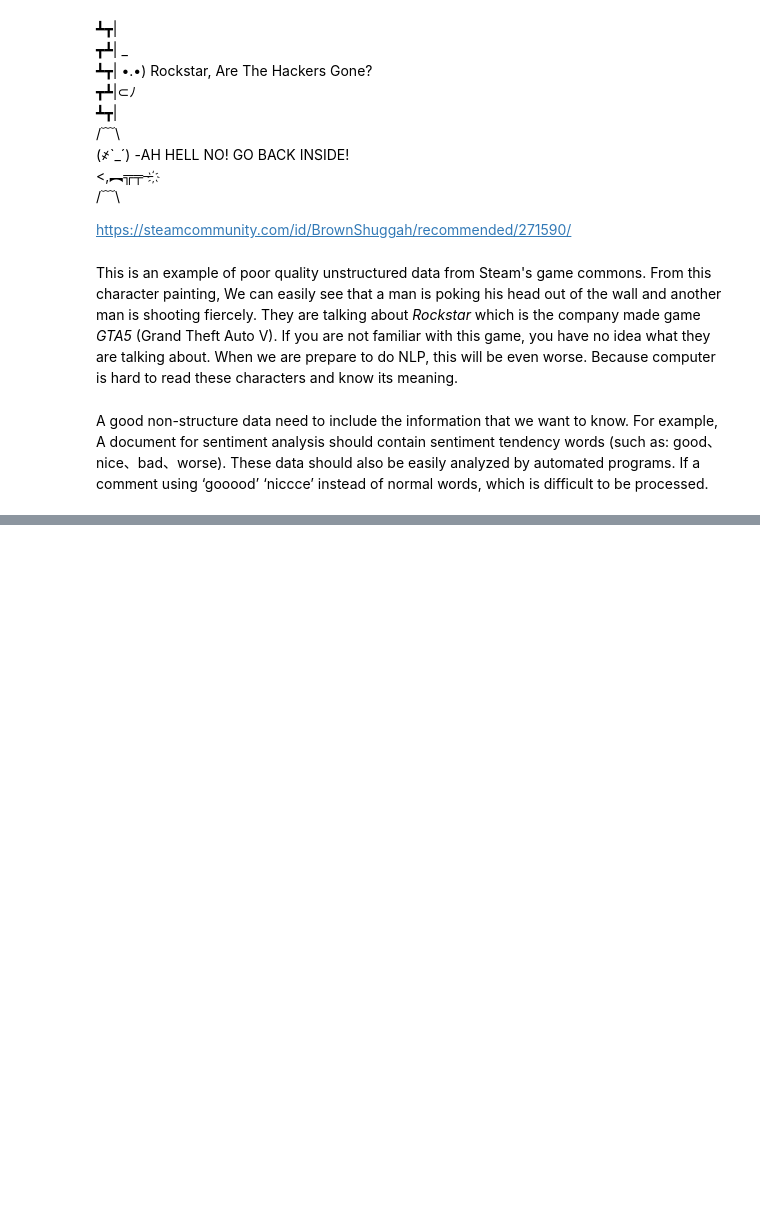
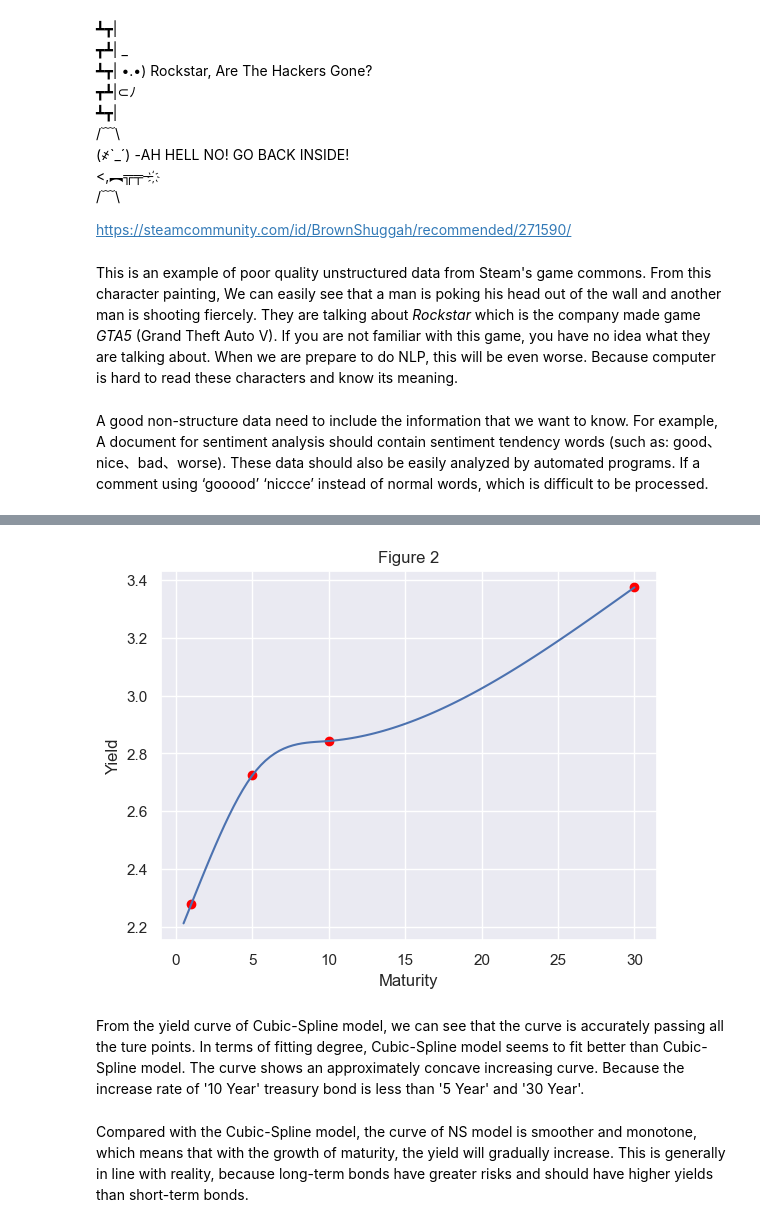
Before and after one commit to qiupin499/Gwp1-of-QW, a Jupyter notebook: gwp1.ipynb, the cells around one changed output, grey strips where cells are left out. Cells and saved outputs as stored; diff of their text form; code cells hidden in the pictures; blank space fills up the shorter version.

```diff
--- a/gwp1.ipynb
+++ b/gwp1.ipynb
@@ -37,0 +187,49 @@ A good non-structure data need to include the information that we want to know.
+# %%
+# Get the parameters of Cubic-Spline model
+yields.loc["2021-12-10"] # Check the yields on "2021-12-10"
+t = np.array([1,5,10,30])
+y = np.array([yields.loc["2021-12-10",'1 Year'], yields.loc["2021-12-10",'5 Year'],
+              yields.loc["2021-12-10",'10 Year'], yields.loc["2021-12-10",'30 Year']])
+# Solving equations in matrix form
+out = np.array([yields.loc["2021-12-10",'1 Year'], yields.loc["2021-12-10",'5 Year'],
+                yields.loc["2021-12-10",'5 Year'], yields.loc["2021-12-10",'10 Year'],
+                yields.loc["2021-12-10",'10 Year'], yields.loc["2021-12-10",'30 Year'],
+                0, 0, 0, 0, 0, 0])
+input = np.array([[1,1,1,1,0,0,0,0,0,0,0,0],
+                  [125,25,5,1,0,0,0,0,0,0,0,0],
+                  [0,0,0,0,125,25,5,1,0,0,0,0],
+                  [0,0,0,0,1000,100,10,1,0,0,0,0],
+                  [0,0,0,0,0,0,0,0,1000,100,10,1],
+                  [0,0,0,0,0,0,0,0,27000,900,30,1],
+                  [75,10,1,0,-75,-10,-1,0,0,0,0,0],
+                  [0,0,0,0,300,20,1,0,-300,-20,-1,0],
+                  [30,2,0,0,-30,-2,0,0,0,0,0,0],
+                  [0,0,0,0,60,2,0,0,-60,-2,0,0],
+                  [6,2,0,0,0,0,0,0,0,0,0,0],
+                  [0,0,0,0,0,0,0,0,180,2,0,0]])
+lines = np.round(np.dot(np.linalg.inv(input), out).reshape(-1,4),decimals=8)
+lines # get the parameters
+# Define a function to calculate estimates on points
+def plot_num(values, coeffs):
+    # Coeffs are assumed to be in order 0, 1, ..., n-1
+    expanded = np.hstack([coeffs[i] * (values ** i) for i in range(0, len(coeffs))])
+    return np.sum(expanded, axis=1)
+# %%
+# Draw yield curve using Cubic-Spline model
+xs = np.linspace(0.5, 30, 100) # The x-axis range from 0.5 to 300 and are divided into 100 points
+y1s = plot_num(xs[xs<5].reshape(-1,1), lines[0][::-1]) # Use the first spline when t is less than 5
+y2s = plot_num(xs[(xs>=5) & (xs<10)].reshape(-1,1), lines[1][::-1]) # Use the second spline when t is more than 5 and less than 10
+y3s = plot_num(xs[xs>=10].reshape(-1,1), lines[2][::-1]) # Use the third spline when t is more than 10
+ys = np.concatenate([y1s, y2s, y3s])
+plt.plot(xs, ys)
+plt.scatter(t, y, c="red") # The red dot is the true points
+plt.xlabel("Maturity")
+plt.ylabel("Yield")
+plt.title("Figure 2")
+plt.show()
+# %% [output]
+[figure, added]
+# %% [markdown]
+From the yield curve of Cubic-Spline model, we can see that the curve is accurately passing all the ture points. In terms of fitting degree, Cubic-Spline model seems to fit better than Cubic-Spline model. The curve shows an approximately concave increasing curve. Because the increase rate of '10 Year' treasury bond is less than '5 Year' and '30 Year'.
+# %% [markdown]
+Compared with the Cubic-Spline model, the curve of NS model is smoother and monotone, which means that with the growth of maturity, the yield will gradually increase. This is generally in line with reality, because long-term bonds have greater risks and should have higher yields than short-term bonds.
```
Also changed, not shown: parts of 11 cells of this notebook.
